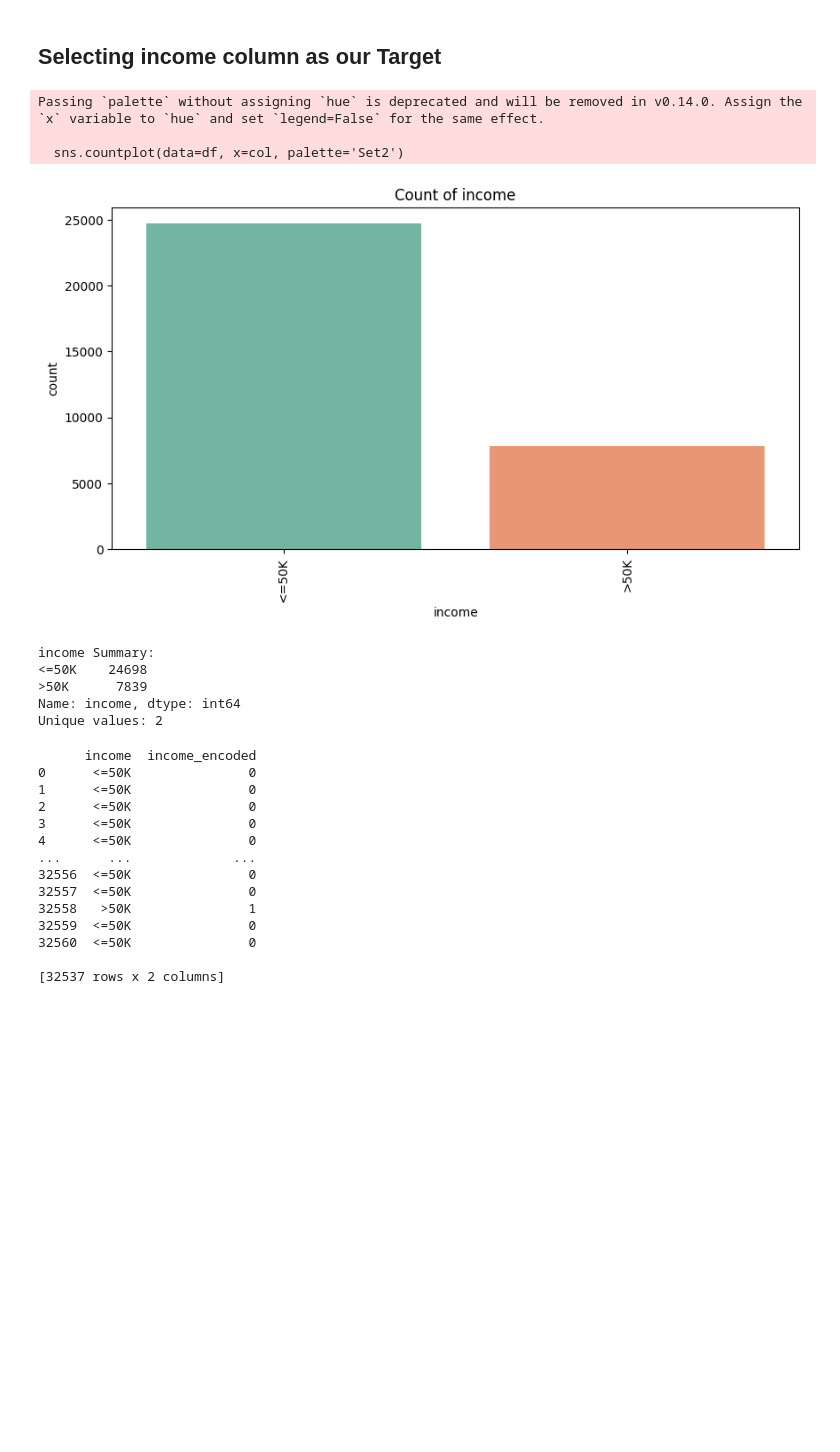
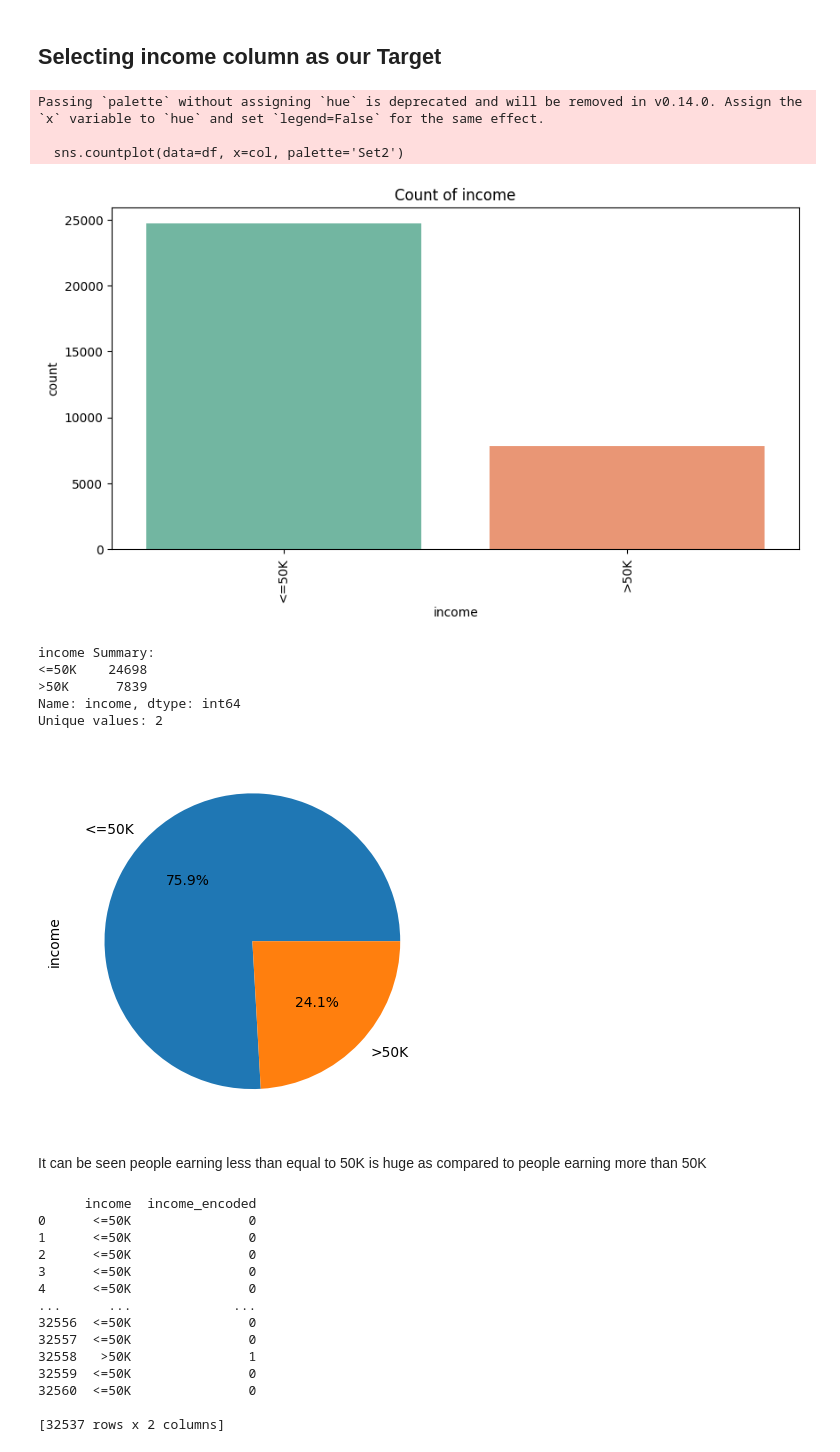
Before and after one commit to atharvawadekar/Adult-census-income-classification, a Jupyter notebook: phase1_eda.ipynb, the cells around one changed output. Drawn from its saved outputs; the diff is of its cells as text; code cells hidden in the pictures; blank space fills up the shorter version.

```diff
--- a/phase1_eda.ipynb
+++ b/phase1_eda.ipynb
@@ -388,21 +388,29 @@ def analyze_stats_categorical(df, col):
     print(df[col].value_counts())
     print("Unique values:", df[col].nunique())
     print("\n")
+
+def analyze_piechart_categorical(df, col):
+    df[col].value_counts().plot.pie(autopct= '%1.1f%%')
+    print("\n")
 # %% [markdown]
 ## Selecting income column as our Target
 # %%
 analyze_categorical_distribution(df,'income')
 analyze_stats_categorical(df,'income')
+analyze_piechart_categorical(df,'income')
 # %% [output]
 Passing `palette` without assigning `hue` is deprecated and will be removed in v0.14.0. Assign the `x` variable to `hue` and set `legend=False` for the same effect.
 
   sns.countplot(data=df, x=col, palette='Set2')
 [figure]
 income Summary:
 <=50K    24698
 >50K      7839
 Name: income, dtype: int64
 Unique values: 2
+[figure, added]
+# %% [markdown]
+It can be seen people earning less than equal to 50K is huge as compared to people earning more than 50K
 # %%
 #Ordinal Encoding income values to numerical (binary)
 df['income_encoded'] = df['income'].map({'<=50K': 0, '>50K': 1})
```
Also changed, not shown: parts of 38 cells of this notebook.
